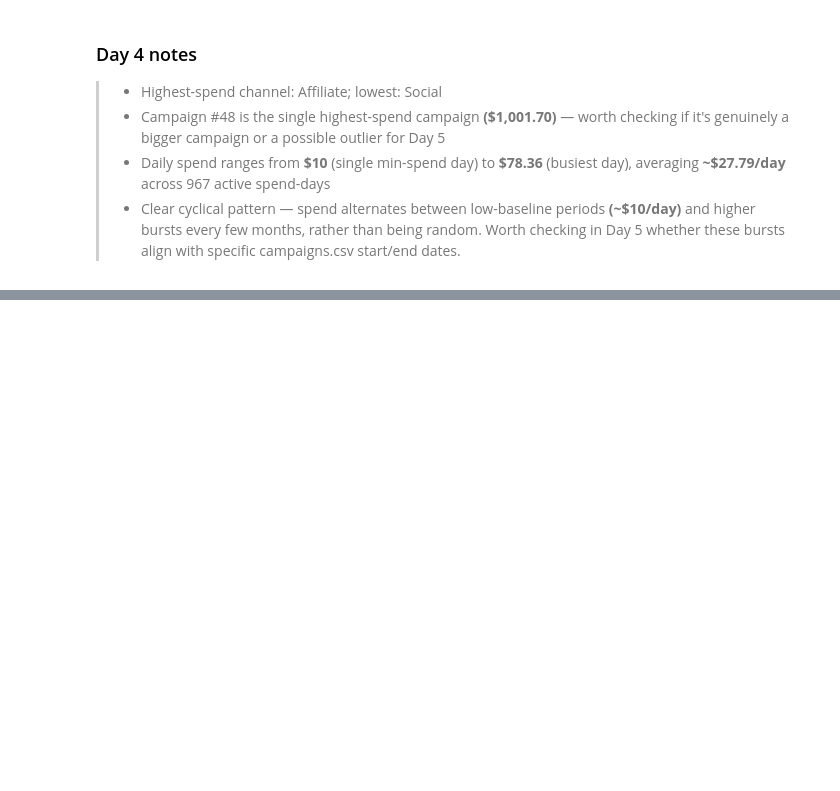
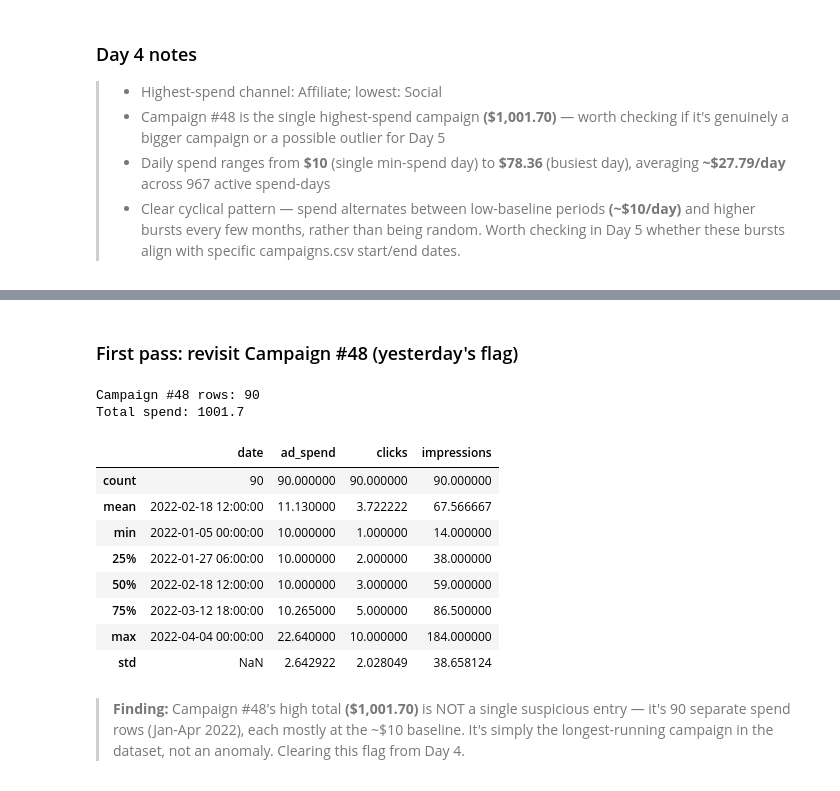
Before and after one commit to kalanidy/Infotact_intern_project1, a Jupyter notebook: hiren/Week 1/hiren_ad_spend.ipynb, the cells around one changed output, grey strips where cells are left out. Cells and saved outputs as stored; diff of their text form; code cells hidden in the pictures; blank space fills up the shorter version.

Commit message:
eda: revisit Campaign #48 flag, confirm it's a long-running campaign not an outlier (fixes #10)

```diff
--- a/hiren/Week 1/hiren_ad_spend.ipynb
+++ b/hiren/Week 1/hiren_ad_spend.ipynb
@@ -161,0 +295,24 @@ plt.show()
+# %% [markdown]
+### First pass: revisit Campaign #48 (yesterday's flag)
+# %%
+campaign_48 = df[df['campaign_id'] == 48]
+print("Campaign #48 rows:", len(campaign_48))
+print("Total spend:", campaign_48['ad_spend'].sum())
+campaign_48[['date', 'ad_spend', 'clicks', 'impressions']].describe()
+# %% [output]
+Campaign #48 rows: 90
+Total spend: 1001.7
+|  | date | ad_spend | clicks | impressions |
+| count | 90 | 90.000000 | 90.000000 | 90.000000 |
+| mean | 2022-02-18 12:00:00 | 11.130000 | 3.722222 | 67.566667 |
+| min | 2022-01-05 00:00:00 | 10.000000 | 1.000000 | 14.000000 |
+| 25% | 2022-01-27 06:00:00 | 10.000000 | 2.000000 | 38.000000 |
+| 50% | 2022-02-18 12:00:00 | 10.000000 | 3.000000 | 59.000000 |
+| 75% | 2022-03-12 18:00:00 | 10.265000 | 5.000000 | 86.500000 |
+| max | 2022-04-04 00:00:00 | 22.640000 | 10.000000 | 184.000000 |
+| std | NaN | 2.642922 | 2.028049 | 38.658124 |
+# %% [markdown]
+> **Finding:** Campaign #48's high total **(\$1,001.70)** is NOT a single suspicious
+> entry — it's 90 separate spend rows (Jan-Apr 2022), each mostly at the \~$10
+> baseline. It's simply the longest-running campaign in the dataset, not an
+> anomaly. Clearing this flag from Day 4.
```
Also changed, not shown: parts of 19 cells of this notebook.
